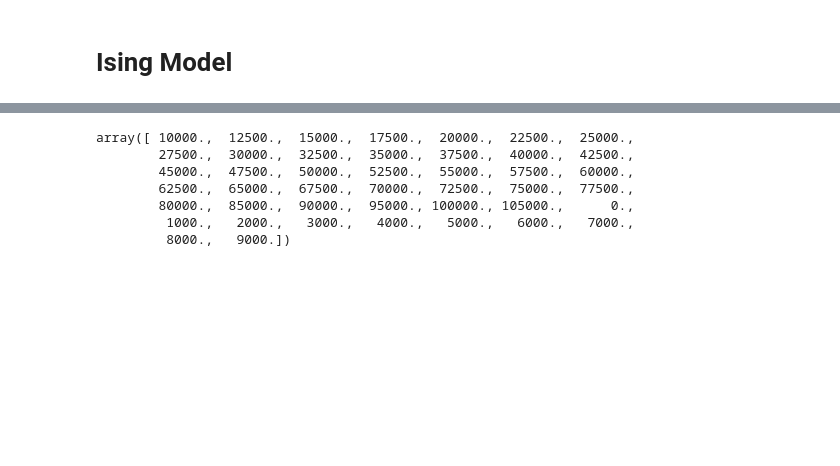
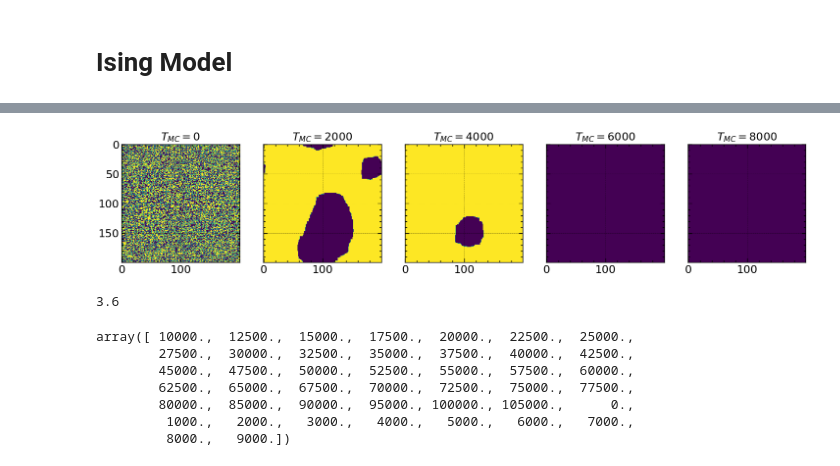
Before and after one commit to roberto-dionisio/numerical_methods, a Jupyter notebook: Ising_model/Ising.ipynb, the cells around one changed output, grey strips where cells are left out. Drawn from its saved outputs; the diff is of its cells as text; code cells hidden in the pictures; blank space fills up the shorter version.

```diff
--- a/Ising_model/Ising.ipynb
+++ b/Ising_model/Ising.ipynb
@@ -152,3 +189,20 @@ plt.show()
+# %%
+#plotting snapshots
+fig, axes = plt.subplots(1, 5, figsize=(18, 4), sharey=True)
+for k in range(1,6):
+    ax = axes[k-1]
+    #plt.subplot(1, 6, k)# Address proper subplot in 2x2 array
+    ax.set_title(r"$T_{MC} =$"f"{(k-1)*2000}")
+    ax.imshow(a[k-1,:,:])
+
+plt.savefig('imgs/prova.pdf', dpi=(500))
+#The transition occur for beta value around at $\beta=0.44$
+# %% [output]
+[figure, added]
+# %%
+18/5
+# %% [output]
+3.6
 # %%
 field=init(1,Nx,Ny)
 plt.imshow(field)
```
Also changed, not shown: parts of 13 cells of this notebook, 2 other files.
